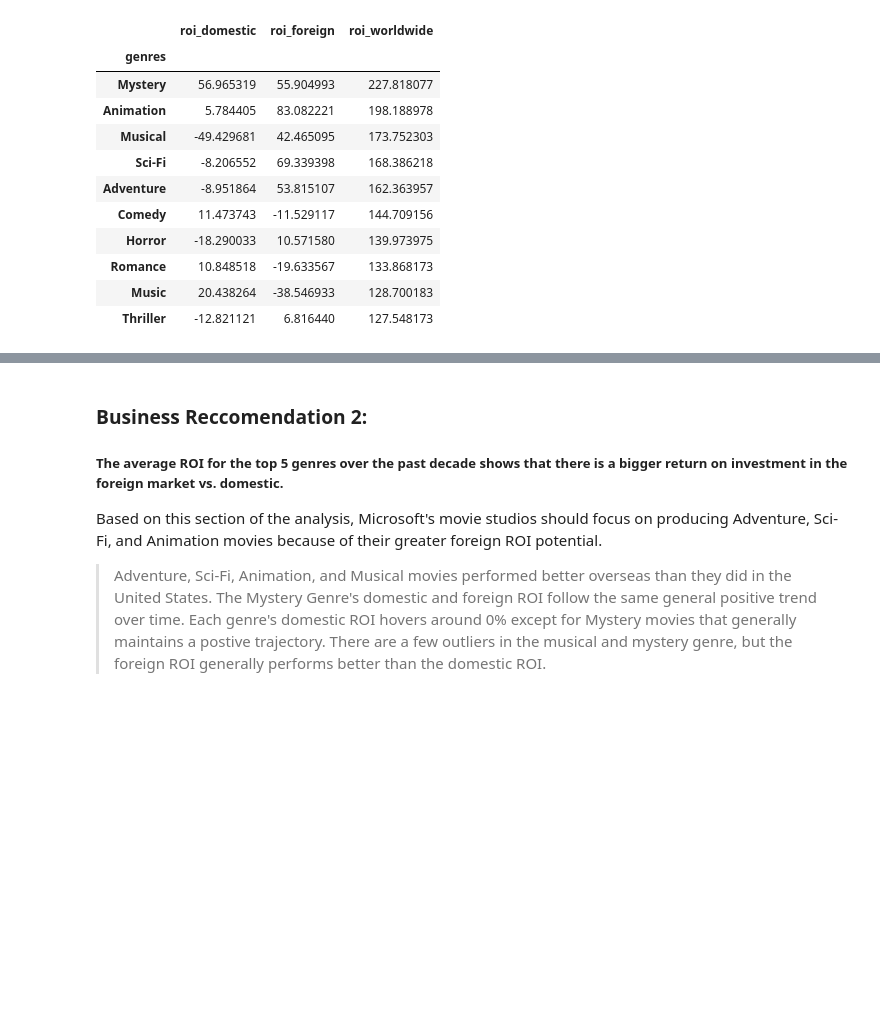
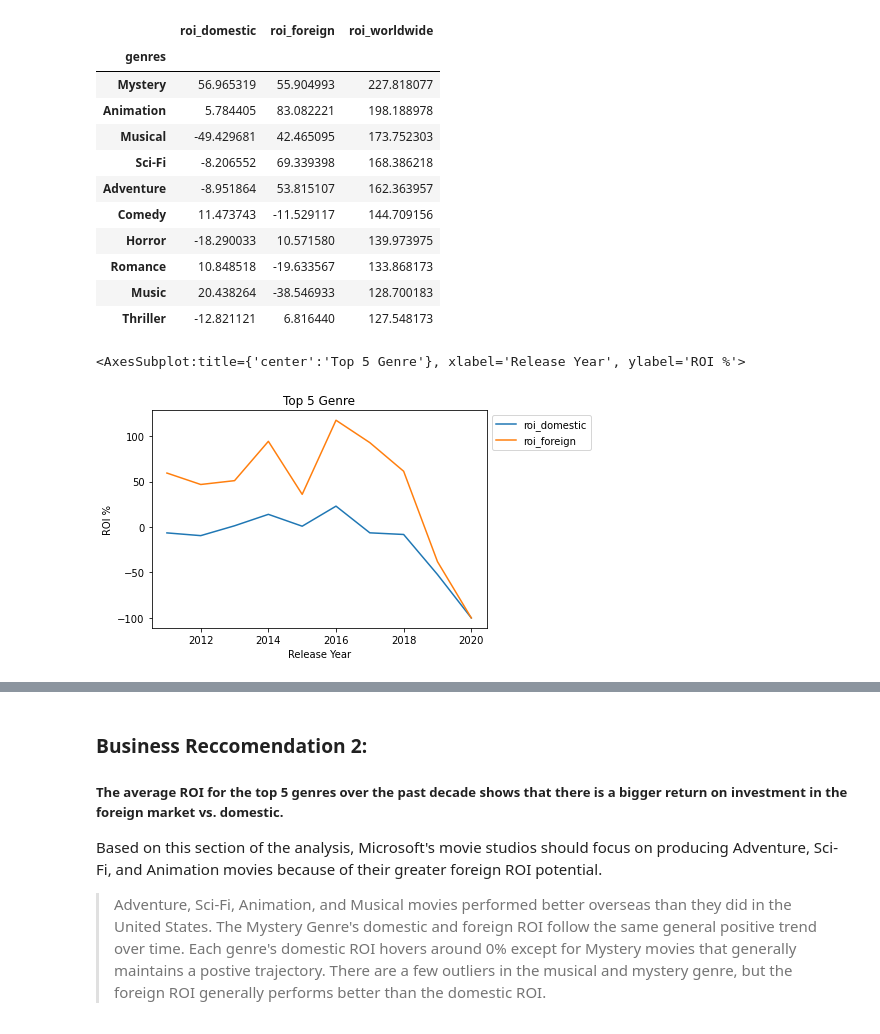
Before and after one commit to learn-co-curriculum/dsc-phase-1-project, a Jupyter notebook: project.ipynb, the cells around one changed output, grey strips where cells are left out. Saved outputs shown, nothing was run; the diff lists cells and outputs as text; code cells hidden in the pictures; blank space fills up the shorter version.

Commit message:
added top 5 genre roi domestic and foreign

```diff
--- a/project.ipynb
+++ b/project.ipynb
@@ -366,3 +353,13 @@ roi_genres.head(10)
+# %%
+#CREATE OVERALL ROI Domestic AND Foreign table for reference
+
+q2_overall = genres_exp.loc[genres_exp['genres'].isin(['Mystery', 'Animation', 'Musical', 'Sci-Fi', 'Adventure'])]
+q2_overall = q2_overall.groupby('release_year').median()
+
+Q2_plot_grapher(q2_overall, 'Top 5')
+# %% [output]
+<AxesSubplot:title={'center':'Top 5 Genre'}, xlabel='Release Year', ylabel='ROI %'>
+[figure, added]
 # %%
 #use the individual dataframes created for question 1 and group by year
 mys2 = mystery.groupby('release_year').median()
```
Also changed, not shown: parts of 3 cells of this notebook.
